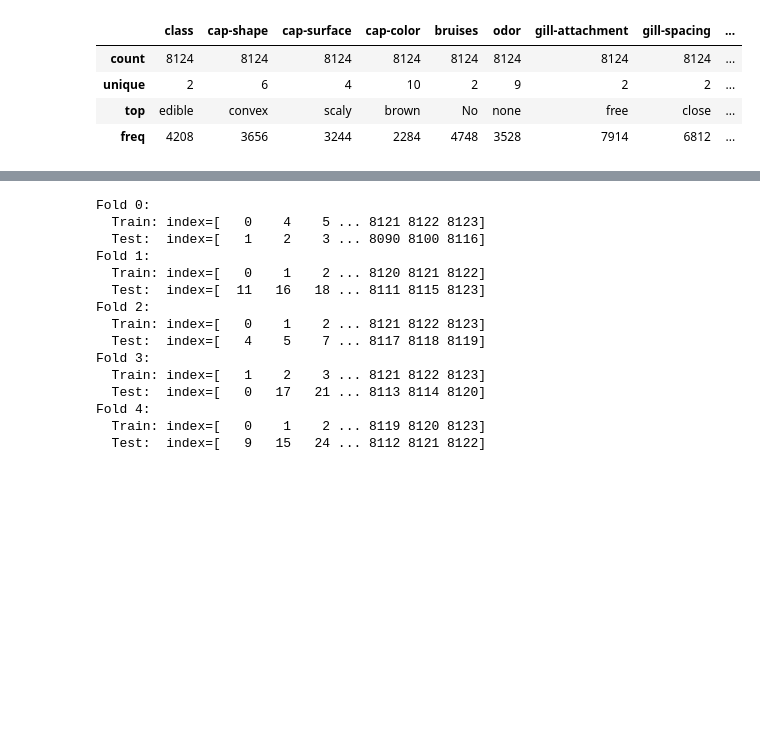
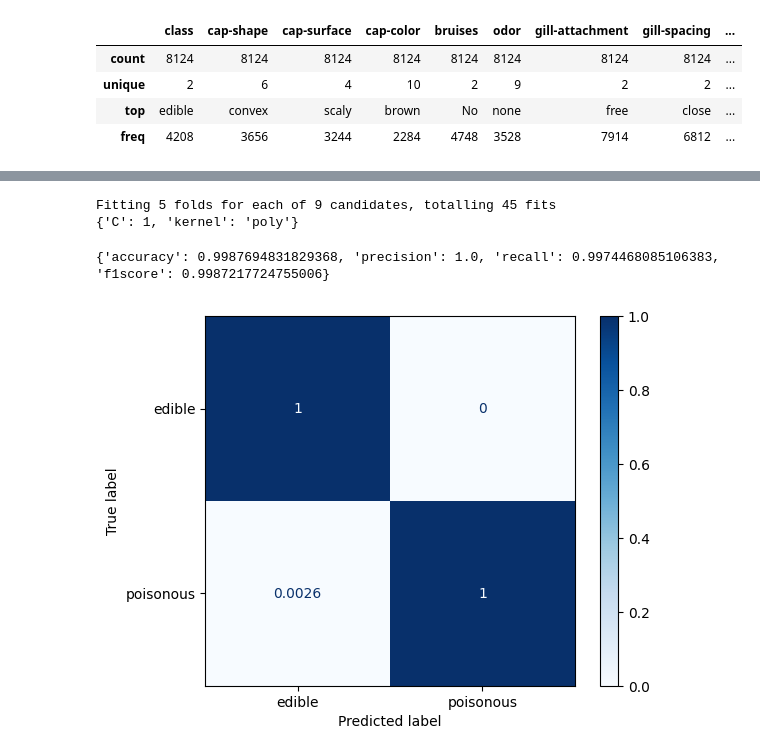
Before and after one commit to GuillaumeZahnd/mushroom-toxicity-classification, a Jupyter notebook: mushroom.ipynb, the cells around one changed output, grey strips where cells are left out. Saved outputs shown, nothing was run; the diff lists cells and outputs as text; code cells hidden in the pictures; blank space fills up the shorter version.

```diff
--- a/mushroom.ipynb
+++ b/mushroom.ipynb
@@ -274,22 +300,49 @@ y = y.astype(int)
-# %%
-skf = StratifiedKFold(n_splits=5, shuffle=True, random_state=random_seed)
-for i, (train_index, test_index) in enumerate(skf.split(X, y)):
-    print(f"Fold {i}:")
-    print(f"  Train: index={train_index}")
-    print(f"  Test:  index={test_index}")
-# %% [output]
-Fold 0:
-  Train: index=[   0    4    5 ... 8121 8122 8123]
-  Test:  index=[   1    2    3 ... 8090 8100 8116]
-Fold 1:
-  Train: index=[   0    1    2 ... 8120 8121 8122]
-  Test:  index=[  11   16   18 ... 8111 8115 8123]
-Fold 2:
-  Train: index=[   0    1    2 ... 8121 8122 8123]
-  Test:  index=[   4    5    7 ... 8117 8118 8119]
-Fold 3:
-  Train: index=[   1    2    3 ... 8121 8122 8123]
-  Test:  index=[   0   17   21 ... 8113 8114 8120]
-Fold 4:
-  Train: index=[   0    1    2 ... 8119 8120 8123]
-  Test:  index=[   9   15   24 ... 8112 8121 8122]
+# %%
+X_train, X_test, y_train, y_test = train_test_split(X, y, stratify=y, test_size=0.3, random_state=random_seed)
+
+X_train = ohe.fit_transform(X_train)
+y_train = le.fit_transform(y_train)
+
+X_test = ohe.transform(X_test)
+y_test = le.transform(y_test)
+# %%
+skf = StratifiedKFold(n_splits=5, shuffle=True, random_state=random_seed)
+
+params_grid = {
+    'C': [1, 10, 50],
+    'kernel': ['poly', 'rbf', 'sigmoid']
+}
+
+model = SVC()
+
+# Define a GridSearchCV to search the best parameters
+grid_search = GridSearchCV(
+    estimator=model, param_grid=params_grid, scoring='f1', cv=skf, verbose=1)
+
+# Search the best parameters with training data
+grid_search.fit(X_train, y_train)
+best_params = grid_search.best_params_
+print(best_params)
+# %% [output]
+Fitting 5 folds for each of 9 candidates, totalling 45 fits
+{'C': 1, 'kernel': 'poly'}
+# %%
+model = SVC(C=1, kernel='poly')
+model.fit(X_train, y_train)
+y_predicted = model.predict(X_test)
+metrics_array = evaluate_metrics(y_test, y_predicted)
+print(metrics_array)
+# %% [output]
+{'accuracy': 0.9987694831829368, 'precision': 1.0, 'recall': 0.9974468085106383, 'f1score': 0.9987217724755006}
+# %%
+disp = ConfusionMatrixDisplay.from_estimator(
+    model,
+    X_test,
+    y_test,
+    display_labels=le.classes_,
+    cmap=plt.cm.Blues,
+    normalize='true',
+)
+plt.show()
+# %% [output]
+[figure, added]
```
Also changed, not shown: parts of 13 cells of this notebook.
